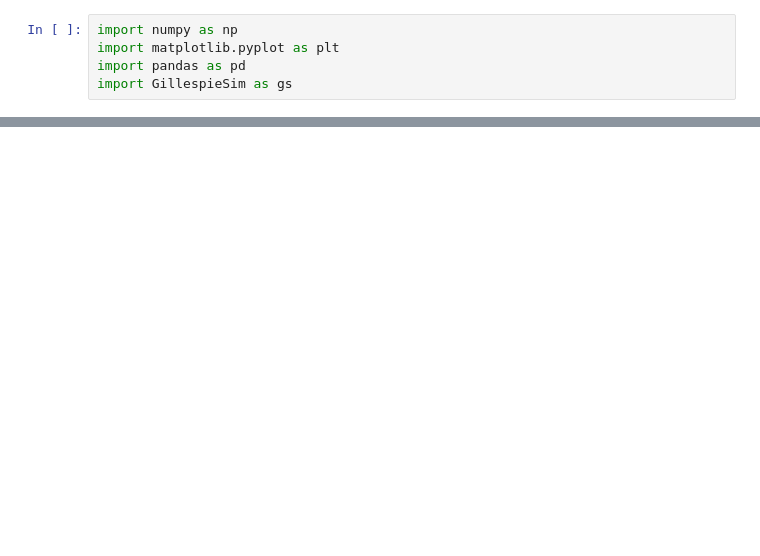
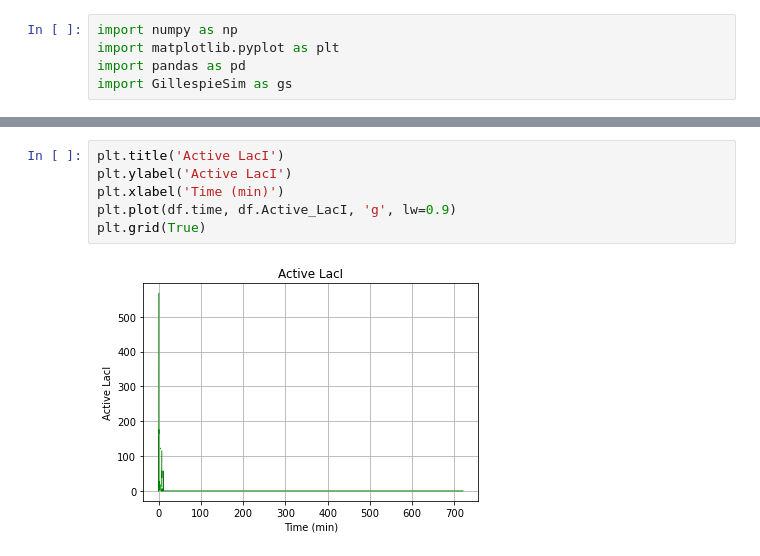
Before and after one commit to SergioPachonDotor/GillespieSim, a Jupyter notebook: LacI_data_show.ipynb, the cells around one changed output, grey strips where cells are left out. Saved outputs shown, nothing was run; the diff lists cells and outputs as text; blank space fills up the shorter version.

```diff
--- a/LacI_data_show.ipynb
+++ b/LacI_data_show.ipynb
@@ -80,0 +192,8 @@ plt.plot(df.time, df.mRNA, 'ro', ms=0.5)
+# %%
+plt.title('Active LacI')
+plt.ylabel('Active LacI')
+plt.xlabel('Time (min)')
+plt.plot(df.time, df.Active_LacI, 'g', lw=0.9)
+plt.grid(True)
+# %% [output]
+[figure, added]
```
Also changed, not shown: parts of 12 cells of this notebook, 4 other files.
